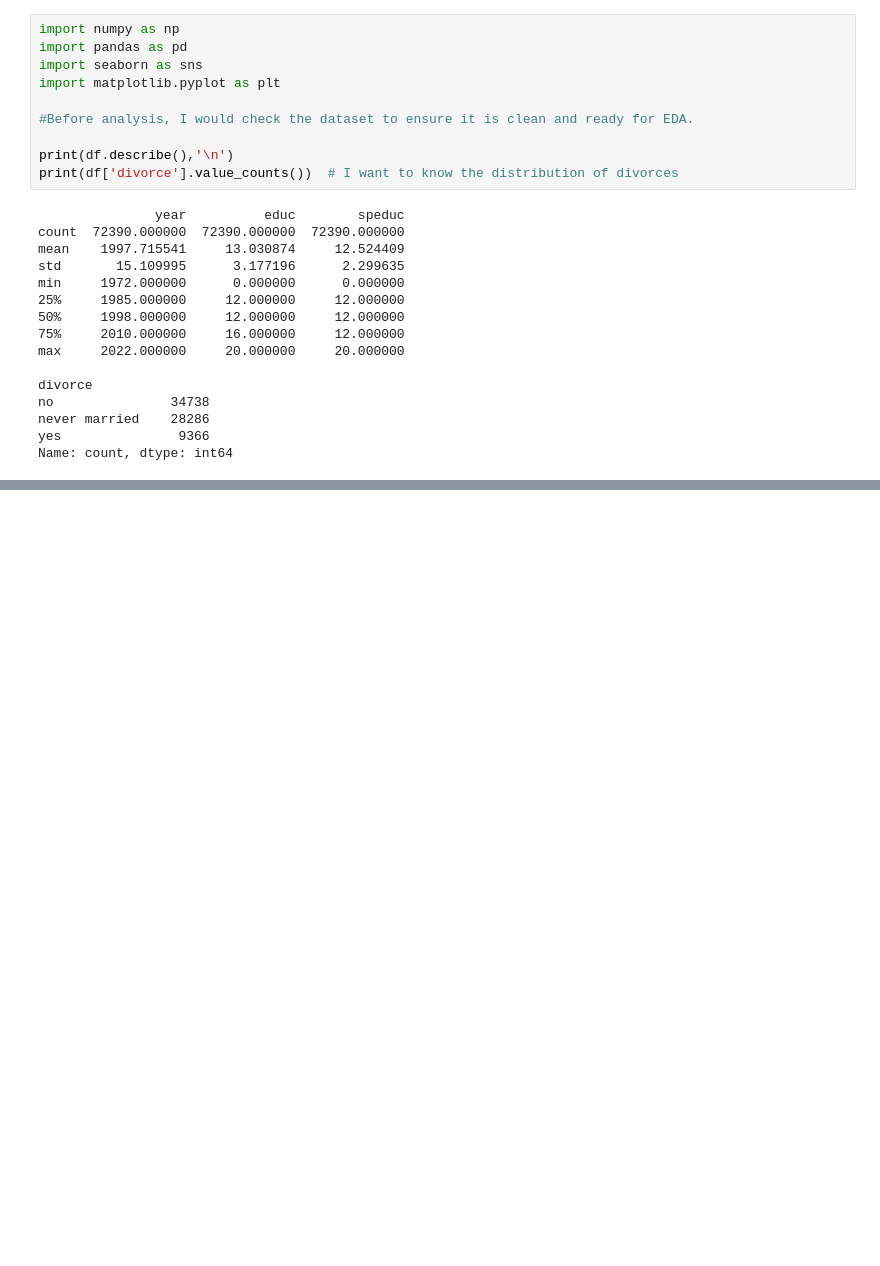
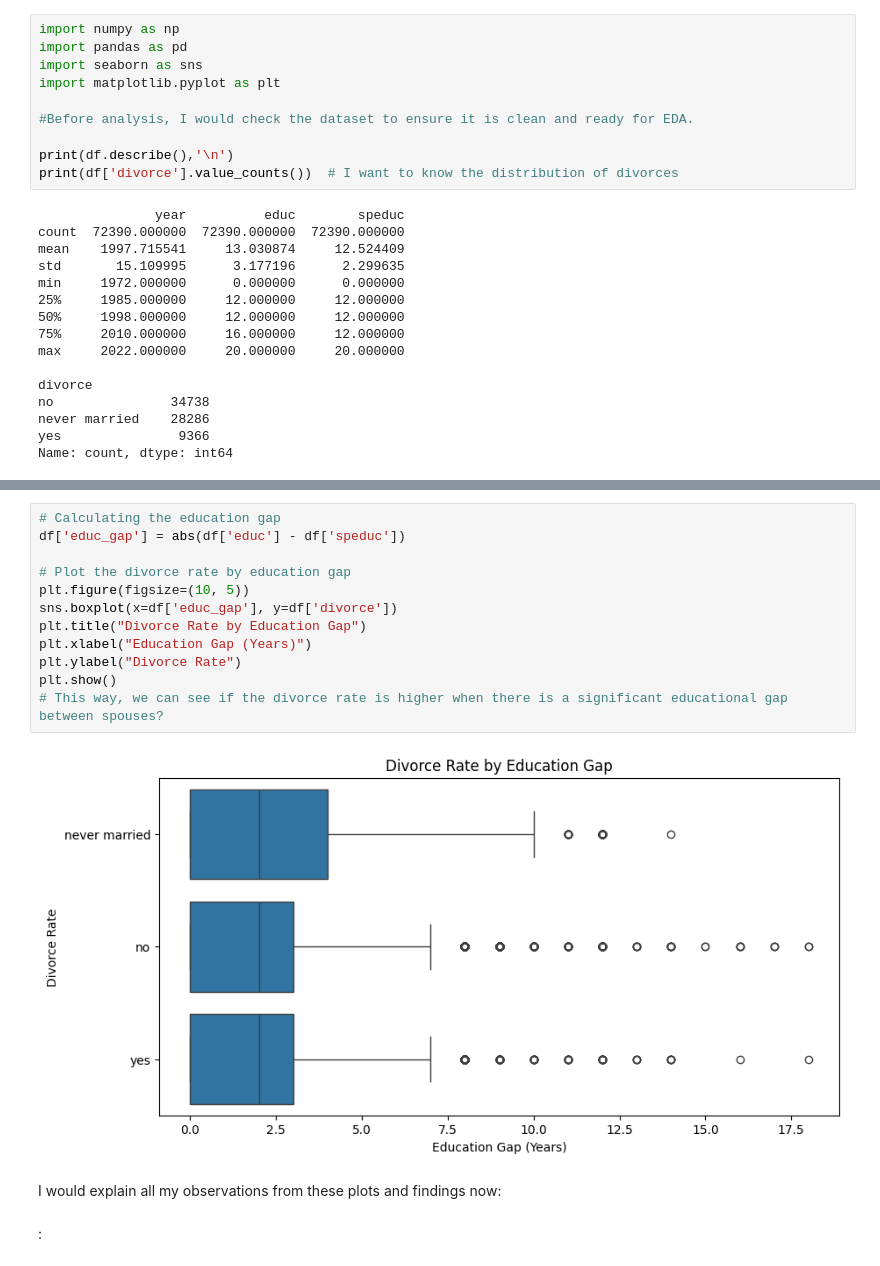
Before and after one commit to KeerHu73/EDA, a Jupyter notebook: lab/gss.ipynb, the cells around one changed output, grey strips where cells are left out. Cells and saved outputs as stored; diff of their text form; blank space fills up the shorter version.

```diff
--- a/lab/gss.ipynb
+++ b/lab/gss.ipynb
@@ -174,0 +216,18 @@ df[['educ', 'speduc']].corr() # Check correlation
+# %%
+# Calculating the education gap
+df['educ_gap'] = abs(df['educ'] - df['speduc'])
+
+# Plot the divorce rate by education gap
+plt.figure(figsize=(10, 5))
+sns.boxplot(x=df['educ_gap'], y=df['divorce'])
+plt.title("Divorce Rate by Education Gap")
+plt.xlabel("Education Gap (Years)")
+plt.ylabel("Divorce Rate")
+plt.show()
+# This way, we can see if the divorce rate is higher when there is a significant educational gap between spouses?
+# %% [output]
+[figure, added]
+# %% [markdown]
+I would explain all my observations from these plots and findings now:
+# %% [markdown]
+:
```
Also changed, not shown: parts of 8 cells of this notebook.
